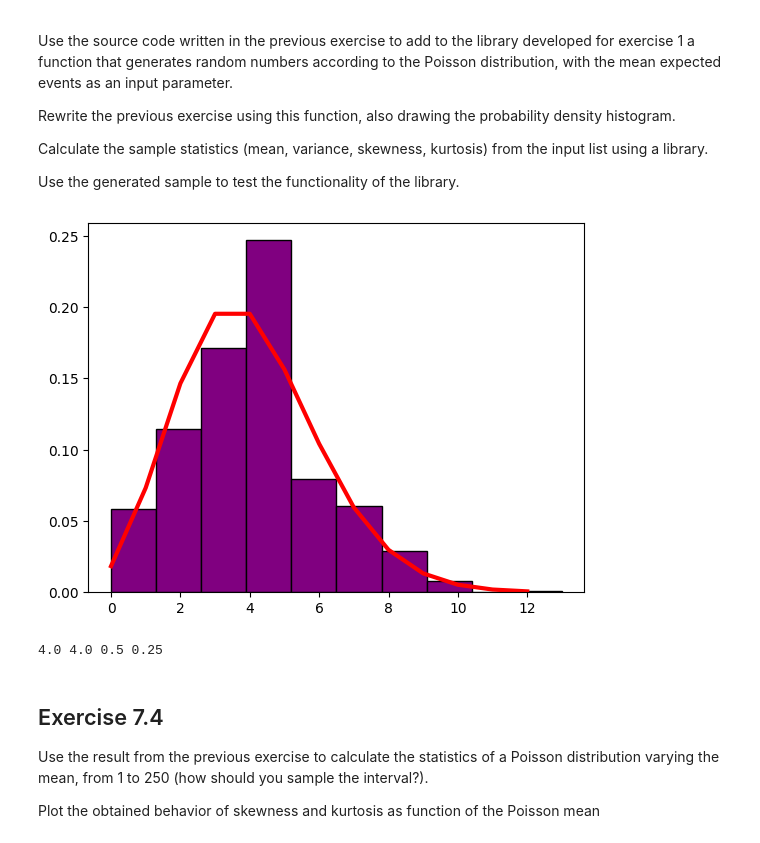
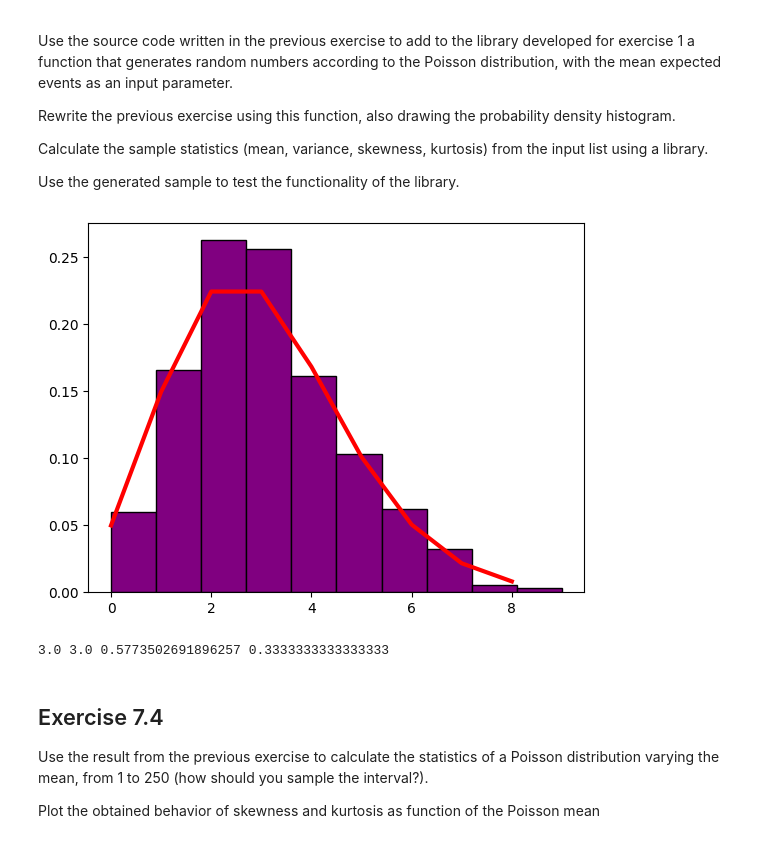
Before and after one commit to CarminatiGiovanni/LaboratorioCalcoloEStatistica, a Jupyter notebook: exercises_7_131123.ipynb, the cells around one changed output. Saved outputs shown, nothing was run; the diff lists cells and outputs as text; code cells hidden in the pictures.

```diff
--- a/exercises_7_131123.ipynb
+++ b/exercises_7_131123.ipynb
@@ -53,8 +59,8 @@ In a loop, simulate N pseudo-experiments of counting, where, for each of them, a
 Fill a histogram with the simulated counts for each experiment.
 # %%
 from scipy.stats import poisson
-t0 = 6
-tM = 66
+t0 = 5
+tM = 100
 
 def experiment(tM):
     N = -1 # t = 0 is not a measurement
@@ -84,32 +90,32 @@ Use the generated sample to test the functionality of the library.
 # %%
 ## POISSON DISTRIBUTION FUNCTION GENERATOR
 
-def experiment_mu(mu):
-    N = -1
-    while mu > 0:
+def random_poisson(mu):
+    tM = mu
+    t0 = 1
+    N = -1 # t = 0 is not a measurement
+    while tM > 0:
         N += 1
-        mu -= rng.random_exponential_interval(1)
+        tM -= rng.random_exponential_interval(t0)
     return N
 
-def random_poisson(mu,N):
-    return np.array([experiment_mu(mu) for _ in range(N)])
 
 ## testing
-mu = 4
-H = random_poisson(mu,1000)
+mu = 3
+H = np.array([random_poisson(mu) for _ in np.arange(1000)])
 X = np.arange(min(H),max(H))
 Y = poisson.pmf(X,mu)
 
 plt.hist(H,edgecolor='black',color='purple',density=True)
 plt.plot(X,Y,color='red',linewidth=3)
 plt.plot()
 plt.show()
 
 mean, var, skew, kurt = poisson.stats(mu, moments='mvsk')
 print(mean,var,skew,kurt)
 # %% [output]
-[figure, old version]
+[figure, new version]
-4.0 4.0 0.5 0.25
+3.0 3.0 0.5773502691896257 0.3333333333333333
 # %% [markdown]
 ## Exercise 7.4
 Use the result from the previous exercise to calculate the statistics of a Poisson distribution varying the mean, from 1 to 250 (how should you sample the interval?).
```
Also changed, not shown: parts of 3 cells of this notebook.
